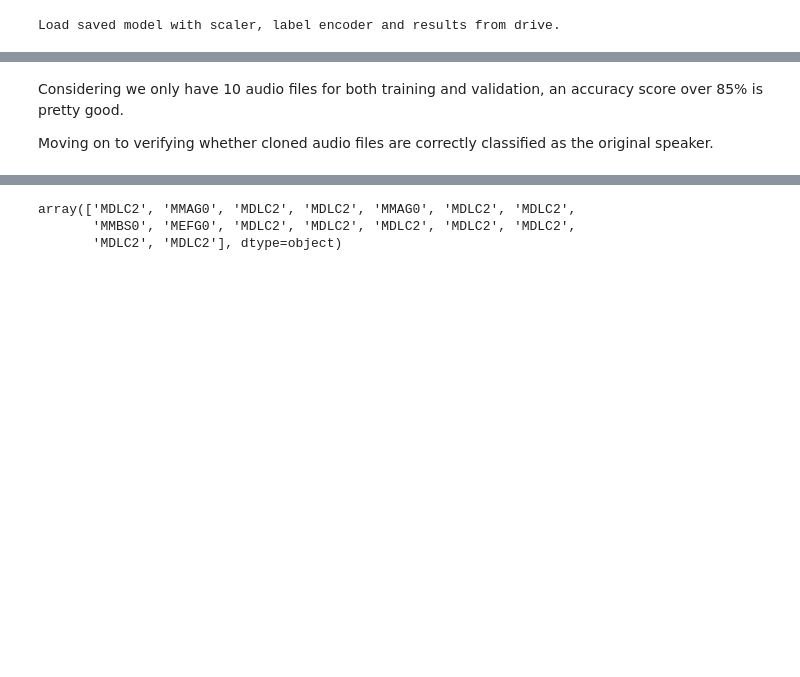
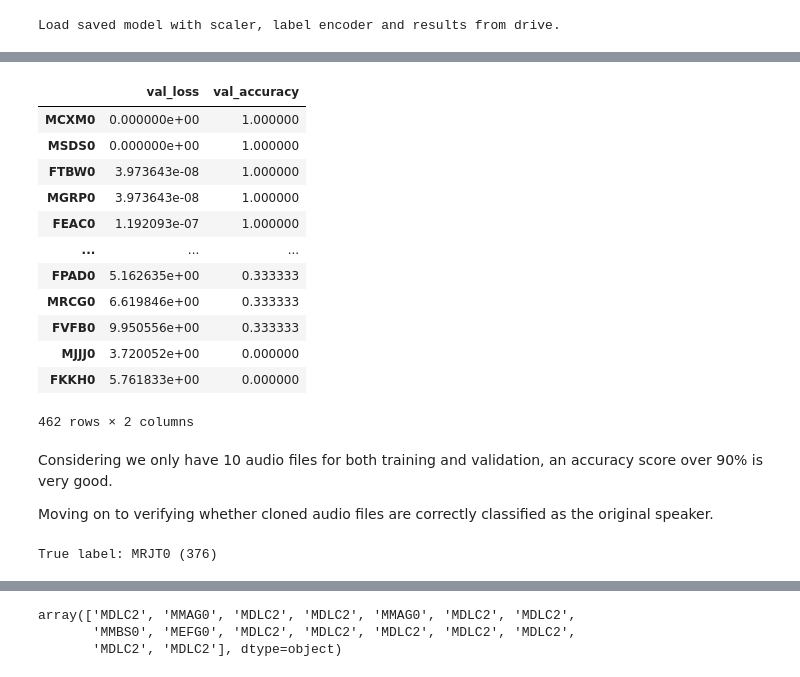
Before and after one commit to henryhyunwookim/Voice-Cloning-and-Fake-Audio-Detection, a Jupyter notebook: VoiceCloningAndFakeAudioDetection.ipynb, the cells around one changed output, grey strips where cells are left out. Saved outputs shown, nothing was run; the diff lists cells and outputs as text; code cells hidden in the pictures; blank space fills up the shorter version.

```diff
--- a/VoiceCloningAndFakeAudioDetection.ipynb
+++ b/VoiceCloningAndFakeAudioDetection.ipynb
@@ -105,14 +106,24 @@ train_csv.head()
 | 3 | TRAIN | DR4 | MMDM0 | SX321.PHN | TRAIN/DR4/MMDM0/SX321.PHN | TRAIN\\DR4\\MMDM0\\SX321.PHN | ... |
 | 4 | TRAIN | DR4 | MMDM0 | SX321.WRD | TRAIN/DR4/MMDM0/SX321.WRD | TRAIN\\DR4\\MMDM0\\SX321.WRD | ... |
 # %%
+num_categories = len(set(train_csv.speaker_id))
+
 train_audio_path = train_csv[train_csv['is_converted_audio']==True]['path_from_data_dir']
 test_audio_path = test_csv[test_csv['is_converted_audio']==True]['path_from_data_dir']
 
-sampled = train_audio_path.sample(n=2, replace=False, random_state=6)
-source_audio_subpath = sampled[0]
-target_audio_subpath = sampled[1]
+# sampled = train_audio_path.sample(n=2, replace=False, random_state=6)
+# source_audio_subpath = sampled[0]
+# target_audio_subpath = sampled[1]
 
 # source_audio_subpath = train_audio_path[1]
+# target_audio_subpath = train_audio_path[-2]
+
+# list(val_df[val_df['val_accuracy']==1].index) => speakers with val accuracy of 1.0.
+# MCXM0: a speaker with val accuracy of 1.0.
+source_audio_subpath = [path for path in train_audio_path if 'MCXM0' not in path][0]
+target_audio_subpath = [path for path in train_audio_path if 'MCXM0' in path][-1]
+
+
 source_speaker_id = source_audio_subpath.split('/')[2]
 source_audio_file = source_audio_subpath.split('/')[3]
 source_file_id = source_audio_file.split('.')[0]
@@ -130,13 +141,14 @@ source_text = source_text.translate(str.maketrans('', '', string.punctuation)) #
 source_text = source_text.lower() # Convert to lowercase
 print(f'Source path: {source_audio_path}')
 
-# target_audio_subpath = train_audio_path[-2]
+
 target_speaker_id = target_audio_subpath.split('/')[2]
 target_audio_file = target_audio_subpath.split('/')[3]
 target_file_id = target_audio_file.split('.')[0]
 target_audio_path = timit_dir / 'data' / target_audio_subpath
 print(f'Target path: {target_audio_path}')
 
+
 output_folder = root_dir / 'output' / f'{source_speaker_id}-{source_file_id}_to_{target_speaker_id}-{target_file_id}'
 output_filename = f'{source_speaker_id}-{source_file_id}_to_{target_speaker_id}-{target_file_id}.wav'
 # %% [output]
@@ -576,3 +594,22 @@ Load saved model with scaler, label encoder and results from drive.
+# %%
+val_df = pd.DataFrame(val_dict).T
+val_df.index = label_encoder.inverse_transform(list(val_dict.keys()))
+val_df = val_df.sort_values(['val_accuracy', 'val_loss'], ascending =[False, True])
+val_df
+# %% [output]
+|  | val_loss | val_accuracy |
+| MCXM0 | 0.000000e+00 | 1.000000 |
+| MSDS0 | 0.000000e+00 | 1.000000 |
+| FTBW0 | 3.973643e-08 | 1.000000 |
+| MGRP0 | 3.973643e-08 | 1.000000 |
+| FEAC0 | 1.192093e-07 | 1.000000 |
+| ... | ... | ... |
+| FPAD0 | 5.162635e+00 | 0.333333 |
+| MRCG0 | 6.619846e+00 | 0.333333 |
+| FVFB0 | 9.950556e+00 | 0.333333 |
+| MJJJ0 | 3.720052e+00 | 0.000000 |
+| FKKH0 | 5.761833e+00 | 0.000000 |
+462 rows × 2 columns
 # %%
 # Saving the model and other objects
 
@@ -583,5 +621,5 @@ Load saved model with scaler, label encoder and results from drive.
 # %% [markdown]
-Considering we only have 10 audio files for both training and validation, an accuracy score over 85% is pretty good.
+Considering we only have 10 audio files for both training and validation, an accuracy score over 90% is very good.
 
 Moving on to verifying whether cloned audio files are correctly classified as the original speaker.
 # %%
@@ -605,6 +643,9 @@ X = df.drop(['label'], axis=1)
 y = df['label']
 # %%
 normalized_X = scaler.transform(X)
-y_cat = to_categorical(label_encoder.transform(y))
+y_true = label_encoder.transform(y)
+print(f'True label: {y[0]} ({y_true[0]})')
+# %% [output]
+True label: MRJT0 (376)
 # %%
 y_pred = np.argmax(model.predict(normalized_X), axis=1)
```
Also changed, not shown: parts of 17 cells of this notebook.
